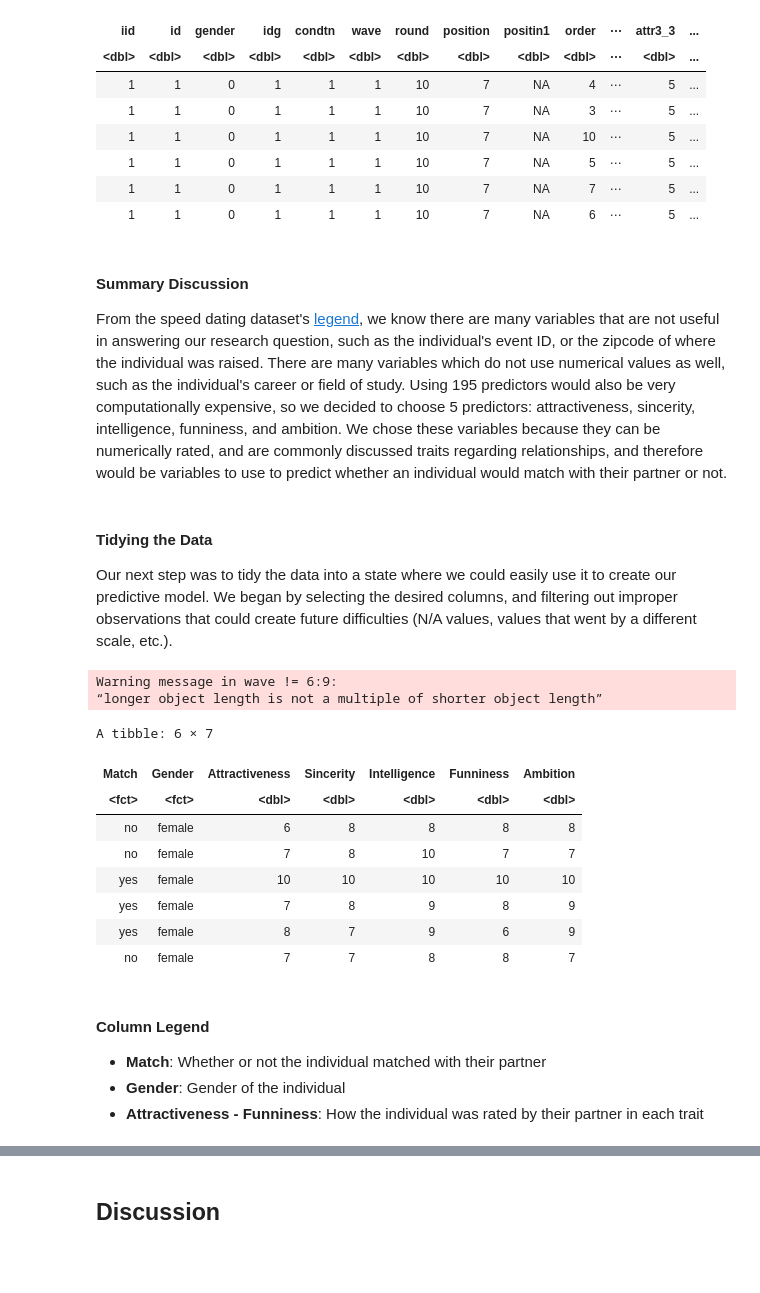
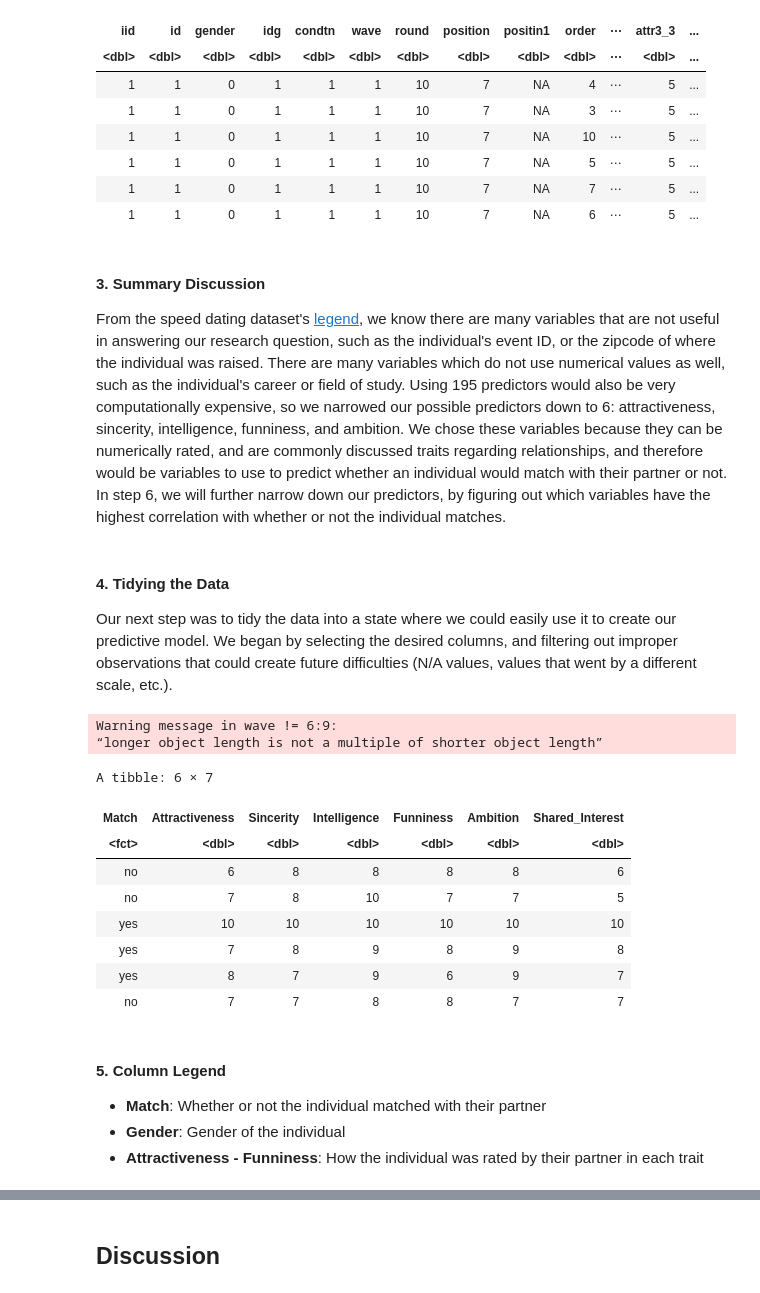
Before and after one commit to LotsaChai/toy-ds-project, a Jupyter notebook: DSCI Group Project Report.ipynb, the cells around one changed output, grey strips where cells are left out. Drawn from its saved outputs; the diff is of its cells as text; code cells hidden in the pictures; blank space fills up the shorter version.

```diff
--- a/DSCI Group Project Report.ipynb
+++ b/DSCI Group Project Report.ipynb
@@ -84,57 +66,55 @@ A tibble: 6 × 195
 | 1 | 1 | 0 | 1 | 1 | 1 | 10 | 7 | NA | 7 | ⋯ | 5 | ... |
 | 1 | 1 | 0 | 1 | 1 | 1 | 10 | 7 | NA | 6 | ⋯ | 5 | ... |
 # %% [markdown]
-#### Summary Discussion
+#### 3. Summary Discussion
 
 [link]: http://www.stat.columbia.edu/~gelman/arm/examples/speed.dating/Speed%20Dating%20Data%20Key.doc
 
-From the speed dating dataset's [legend][link], we know there are many variables that are not useful in answering our research question, such as the individual's event ID, or the zipcode of where the individual was raised. There are many variables which do not use numerical values as well, such as the individual's career or field of study. Using 195 predictors would also be very computationally expensive, so we decided to choose 5 predictors: attractiveness, sincerity, intelligence, funniness, and ambition. We chose these variables because they can be numerically rated, and are commonly discussed traits regarding relationships, and therefore would be variables to use to predict whether an individual would match with their partner or not.
+From the speed dating dataset's [legend][link], we know there are many variables that are not useful in answering our research question, such as the individual's event ID, or the zipcode of where the individual was raised. There are many variables which do not use numerical values as well, such as the individual's career or field of study. Using 195 predictors would also be very computationally expensive, so we narrowed our possible predictors down to 6: attractiveness, sincerity, intelligence, funniness, and ambition. We chose these variables because they can be numerically rated, and are commonly discussed traits regarding relationships, and therefore would be variables to use to predict whether an individual would match with their partner or not. In step 6, we will further narrow down our predictors, by figuring out which variables have the highest correlation with whether or not the individual matches.
 # %% [markdown]
-#### Tidying the Data
+#### 4. Tidying the Data
 
 Our next step was to tidy the data into a state where we could easily use it to create our predictive model. We began by selecting the desired columns, and filtering out improper observations that could create future difficulties (N/A values, values that went by a different scale, etc.).
 # %%
 # Selecting desired rows
 speed_dating_select <- speed_dating_data |>
     filter(wave != 6:9) |> # These waves had a different rating system for traits
-    mutate(match = as_factor(match),
-           gender = as_factor(gender)) |>
-    select(match, gender, attr_o, sinc_o, intel_o, fun_o, amb_o)
+    mutate(match = as_factor(match)) |>
+    select(match, attr_o, sinc_o, intel_o, fun_o, amb_o, shar_o)
 
 # Filtering the data of improper observations
 speed_dating_tidy <- speed_dating_select |>
     filter(attr_o %% 1 == 0,
           sinc_o %% 1 == 0,
           intel_o %% 1 == 0,
           fun_o %% 1 == 0,
           amb_o %% 1 == 0,
+          shar_o %% 1 == 0,
           fun_o <= 10)
 
 # Renaming categorical values
-levels(speed_dating_tidy$gender)[2] <- "male"
-levels(speed_dating_tidy$gender)[1] <- "female"
 levels(speed_dating_tidy$match)[2] <- "yes"
 levels(speed_dating_tidy$match)[1] <- "no"
 
 # Renaming columns
-colnames(speed_dating_tidy) <- c("Match", "Gender", "Attractiveness", "Sincerity", "Intelligence", "Funniness", "Ambition")
+colnames(speed_dating_tidy) <- c("Match", "Attractiveness", "Sincerity", "Intelligence", "Funniness", "Ambition", "Shared_Interest")
 
 # Preview of tidied dataset
 head(speed_dating_tidy)
 # %% [output]
 Warning message in wave != 6:9:
 “longer object length is not a multiple of shorter object length”
 A tibble: 6 × 7
-| Match | Gender | Attractiveness | Sincerity | Intelligence | Funniness | Ambition |
-| <fct> | <fct> | <dbl> | <dbl> | <dbl> | <dbl> | <dbl> |
-| no | female | 6 | 8 | 8 | 8 | 8 |
-| no | female | 7 | 8 | 10 | 7 | 7 |
-| yes | female | 10 | 10 | 10 | 10 | 10 |
-| yes | female | 7 | 8 | 9 | 8 | 9 |
-| yes | female | 8 | 7 | 9 | 6 | 9 |
-| no | female | 7 | 7 | 8 | 8 | 7 |
+| Match | Attractiveness | Sincerity | Intelligence | Funniness | Ambition | Shared_Interest |
+| <fct> | <dbl> | <dbl> | <dbl> | <dbl> | <dbl> | <dbl> |
+| no | 6 | 8 | 8 | 8 | 8 | 6 |
+| no | 7 | 8 | 10 | 7 | 7 | 5 |
+| yes | 10 | 10 | 10 | 10 | 10 | 10 |
+| yes | 7 | 8 | 9 | 8 | 9 | 8 |
+| yes | 8 | 7 | 9 | 6 | 9 | 7 |
+| no | 7 | 7 | 8 | 8 | 7 | 7 |
 # %% [markdown]
-#### Column Legend
+#### 5. Column Legend
 - **Match**: Whether or not the individual matched with their partner
 - **Gender**: Gender of the individual
 - **Attractiveness - Funniness**: How the individual was rated by their partner in each trait
```
Also changed, not shown: parts of 20 cells of this notebook, 1 other file.
